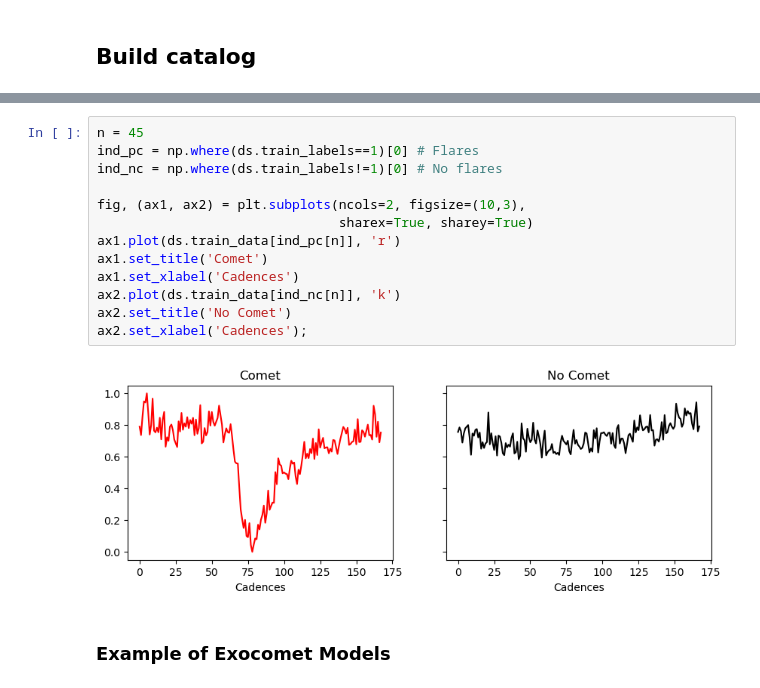
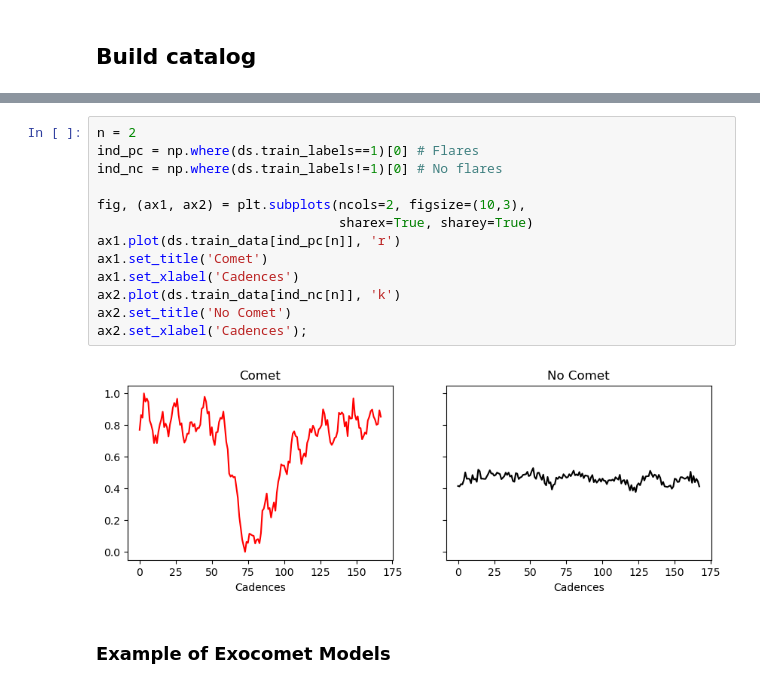
Before and after one commit to azibn/nets2, a Jupyter notebook: notebooks/create-comets-eleanor.ipynb, the cells around one changed output, grey strips where cells are left out. Cells and saved outputs as stored; diff of their text form.

```diff
--- a/notebooks/create-comets-eleanor.ipynb
+++ b/notebooks/create-comets-eleanor.ipynb
@@ -324,19 +326,19 @@ Total size of test set: 25
 Approximate class imbalance: 15.0
 # %%
-n = 45
+n = 2
 ind_pc = np.where(ds.train_labels==1)[0] # Flares
 ind_nc = np.where(ds.train_labels!=1)[0] # No flares
 
 fig, (ax1, ax2) = plt.subplots(ncols=2, figsize=(10,3),
                                sharex=True, sharey=True)
 ax1.plot(ds.train_data[ind_pc[n]], 'r')
 ax1.set_title('Comet')
 ax1.set_xlabel('Cadences')
 ax2.plot(ds.train_data[ind_nc[n]], 'k')
 ax2.set_title('No Comet')
 ax2.set_xlabel('Cadences');
 # %% [output]
-[figure, old version]
+[figure, new version]
 # %% [markdown]
 ### Example of Exocomet Models
 # %%
```
Also changed, not shown: parts of 4 cells of this notebook, 3 other files.
